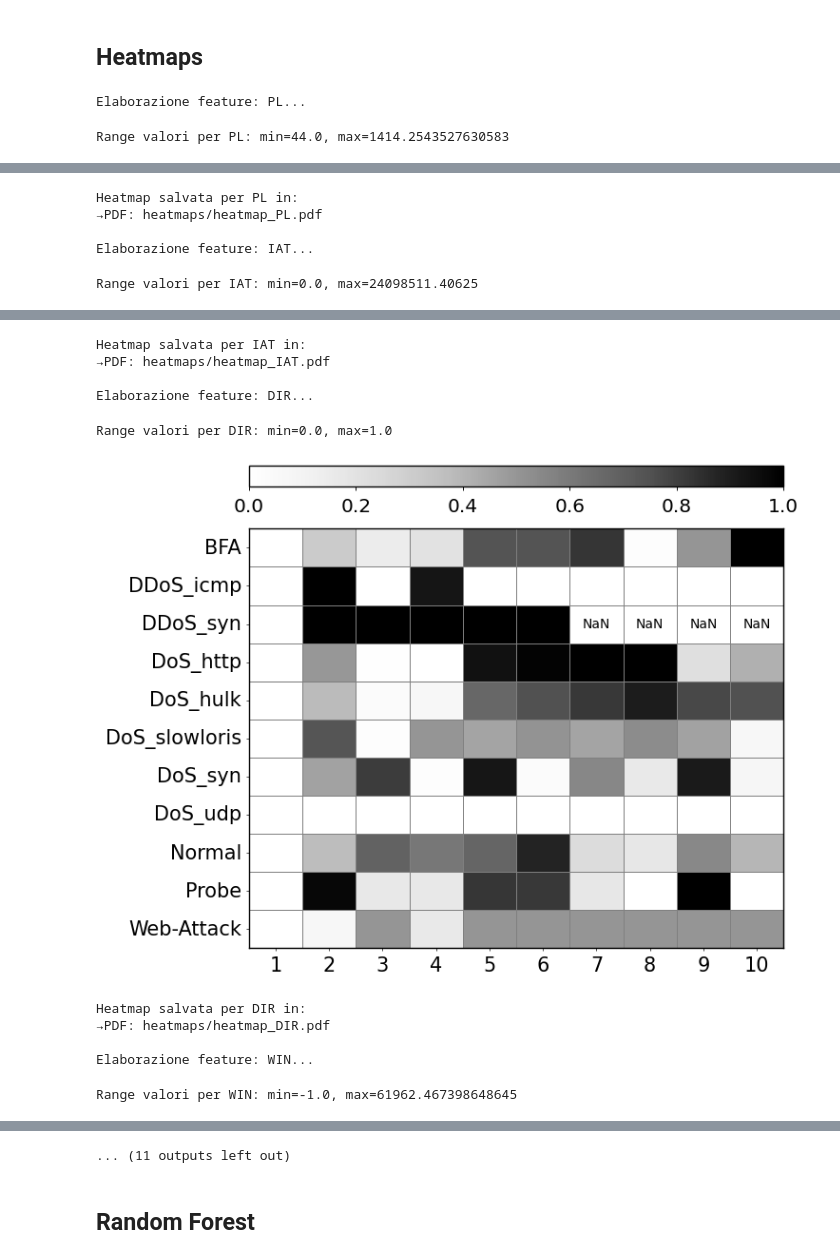
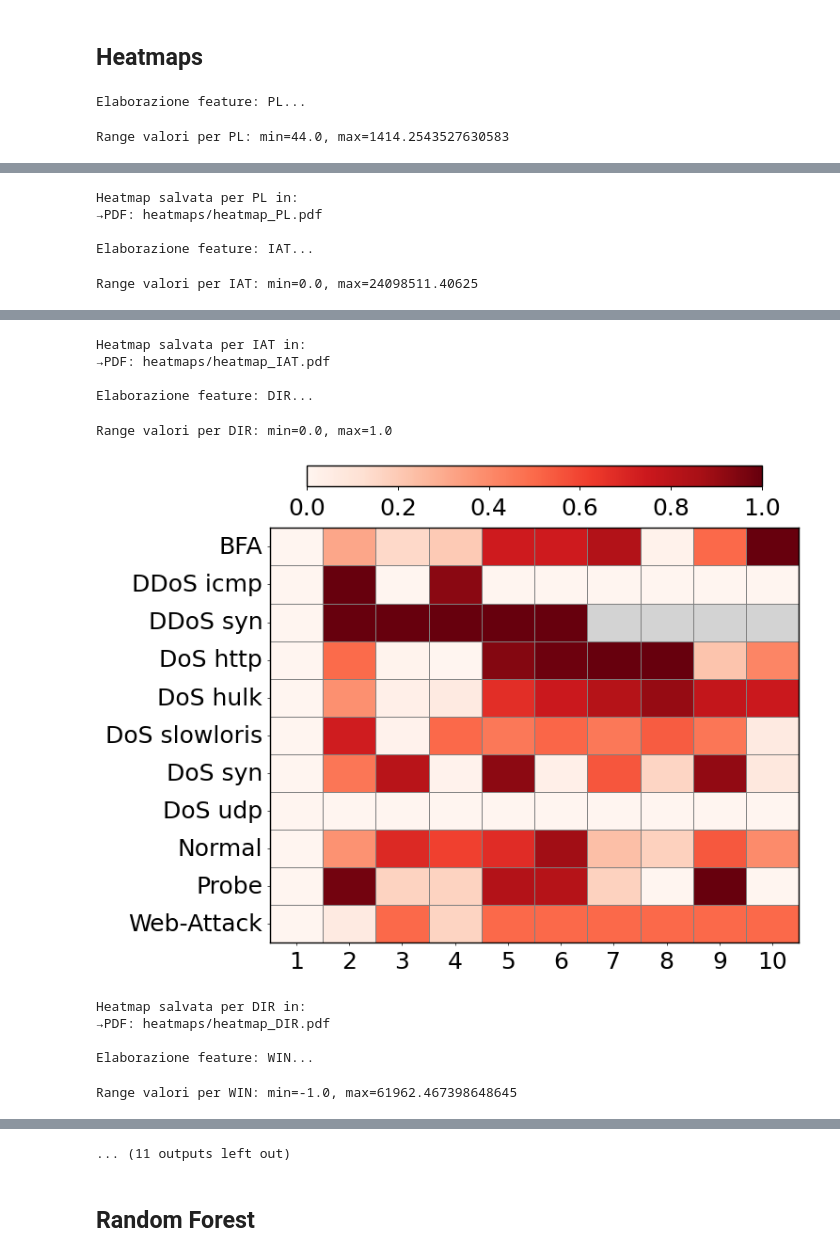
Before and after one commit to duel0/mykonos, a Jupyter notebook: Gruppo4.ipynb, the cells around one changed output, grey strips where cells are left out. Cells and saved outputs as stored; diff of their text form; code cells hidden in the pictures.

```diff
--- a/Gruppo4.ipynb
+++ b/Gruppo4.ipynb
@@ -450,7 +447,7 @@ def plot_heatmap(data_df, feature_name, output_dir):
     palettes = {
         "PL": "YlOrRd",       # Rosso-arancio per lunghezze pacchetti
         "IAT": "viridis",     # Verde-blu per tempi
-        "DIR": "Greys",       # Grigi per direzione
+        "DIR": "Reds",        # Monobanda rosso
         "WIN": "YlGnBu",      # Verde-blu per finestre
         "FLG": "RdPu",        # Viola-rosso per flag
         "TTL": "Oranges",     # Arancio per TTL
@@ -462,42 +459,35 @@ def plot_heatmap(data_df, feature_name, output_dir):
 
     cmap = sns.color_palette(palettes.get(feature_name, "viridis"), as_cmap=True)
     cmap_with_nan = ListedColormap(cmap(np.linspace(0, 1, 256)))
-    cmap_with_nan.set_bad(color='white')
+    cmap_with_nan.set_bad(color='lightgray')  # Celle NaN grigie chiare
 
     # Creazione della maschera per i NaN
     mask_nan = data_filtered.isna()
 
-    # Heatmap con stile migliorato
+    # Heatmap senza annotazioni NaN
     im = sns.heatmap(
         data_filtered,
         ax=ax,
-        annot=False,  # Non usiamo l'annotazione automatica
+        annot=False,
         fmt=".1f",
         cmap=cmap_with_nan,
-        mask=mask_nan,  # Maschera per NaN
+        mask=mask_nan,
         linewidths=0.5,
         linecolor='gray',
         cbar=False,
-        square=False,  # Non forzare celle quadrate
+        square=False,
         xticklabels=True,
         yticklabels=True,
     )
 
-    # Aggiungi 'N' per i valori NaN
-    for i in range(len(data_filtered.index)):
-        for j in range(len(data_filtered.columns)):
-            if pd.isna(data_filtered.iloc[i, j]):
-                # Aggiungi 'N' al centro della cella NaN
-                ax.text(j + 0.5, i + 0.5, 'NaN',
-                        horizontalalignment='center',
-                        verticalalignment='center',
-                        color='black', fontsize=10)
-
     # Colorbar sopra con la stessa larghezza dell'heatmap
     ax_pos = ax.get_position()  # Ottiene la posizione dell'heatmap
 
-    # Crea un asse per la colorbar con la stessa larghezza dell'heatmap e più alto
-    cbar_ax = fig.add_axes([ax_pos.x0, ax_pos.y1 + 0.06, ax_pos.width, 0.03])
+    cbar_width = ax_pos.width * 0.86  # 90% della larghezza dell'heatmap
+    cbar_left = ax_pos.x0 + (ax_pos.width - cbar_width) / 2  # centro orizzontale
+
+    cbar_ax = fig.add_axes([cbar_left, ax_pos.y1 + 0.06, cbar_width, 0.03])
+
     cbar = fig.colorbar(
         im.collections[0],
         cax=cbar_ax,
@@ -512,25 +502,31 @@ def plot_heatmap(data_df, feature_name, output_dir):
       cbar.ax.xaxis.offsetText.set_visible(False)
 
       # Formatta i tick principali come esponenziali
-      formatter = ticker.FuncFormatter(lambda x, _: f'{x:.1e}')
+      formatter = ticker.FuncFormatter(lambda x, _: f'{x:.0e}')
       cbar.ax.xaxis.set_major_formatter(formatter)
 
     # Stile colorbar
-    cbar.ax.tick_params(labelsize=14.5, length=3, width=0.7, pad=5)
+    cbar.ax.tick_params(labelsize=18, length=3, width=0.7, pad=5)
     cbar.outline.set_edgecolor('black')
     cbar.outline.set_linewidth(1)
 
     # Tick degli assi
     ax.set_xticks(np.arange(len(data_filtered.columns)) + 0.5)
-    ax.set_xticklabels(range(1, len(data_filtered.columns) + 1), fontsize=12)  # Parti da 1
+    ax.set_xticklabels(range(1, len(data_filtered.columns) + 1), fontsize=18)  # Parti da 1
     ax.set_yticks(np.arange(len(data_filtered.index)) + 0.5)
     ax.set_yticklabels(data_filtered.index, fontsize=15, rotation=0)
 
+
     # Tick parameters
-    ax.tick_params(axis='both', which='major', labelsize=15, length=2, width=0.5)
+    ax.tick_params(axis='both', which='major', labelsize=18, length=2, width=0.5)
     ax.tick_params(axis='x', rotation=0)
     ax.tick_params(axis='y', rotation=0)
 
+    # Rimuove underscore dalle etichette Y (classi reali/predette)
+    ax.set_yticklabels([label.get_text().replace('_', ' ') for label in ax.get_yticklabels()])
+
+    # Rimuove underscore dalle etichette X (se presenti)
+    ax.set_xticklabels([label.get_text().replace('_', ' ') for label in ax.get_xticklabels()])
 
     # BORDINO NERO ATTORNO ALL'HEATMAP
     for spine in ax.spines.values():
@@ -586,9 +582,9 @@ Range valori per IAT: min=0.0, max=24098511.40625
 Heatmap salvata per IAT in:
 →PDF: heatmaps/heatmap_IAT.pdf
 
 Elaborazione feature: DIR...
 Range valori per DIR: min=0.0, max=1.0
-[figure, old version]
+[figure, new version]
 Heatmap salvata per DIR in:
 →PDF: heatmaps/heatmap_DIR.pdf
 
```
Also changed, not shown: parts of 3 cells of this notebook.
